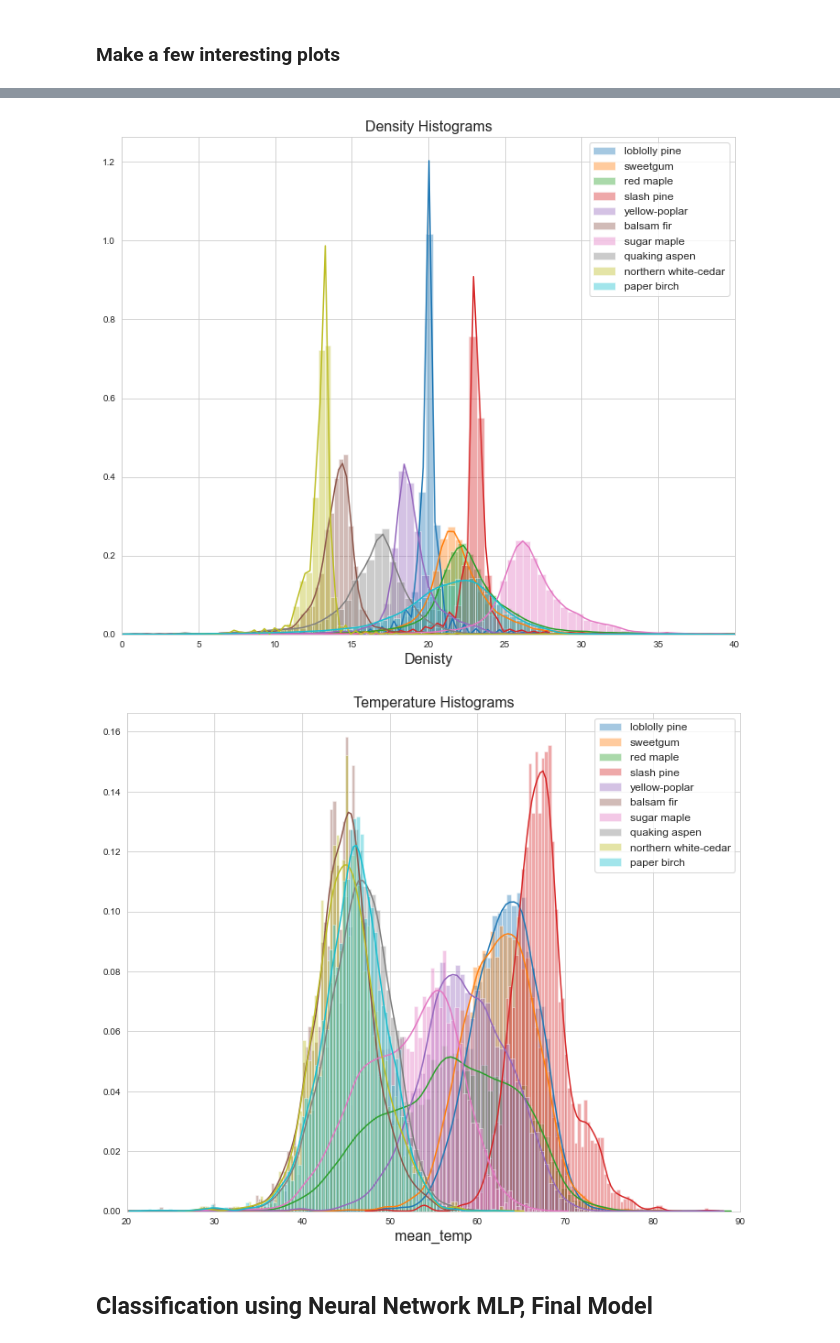
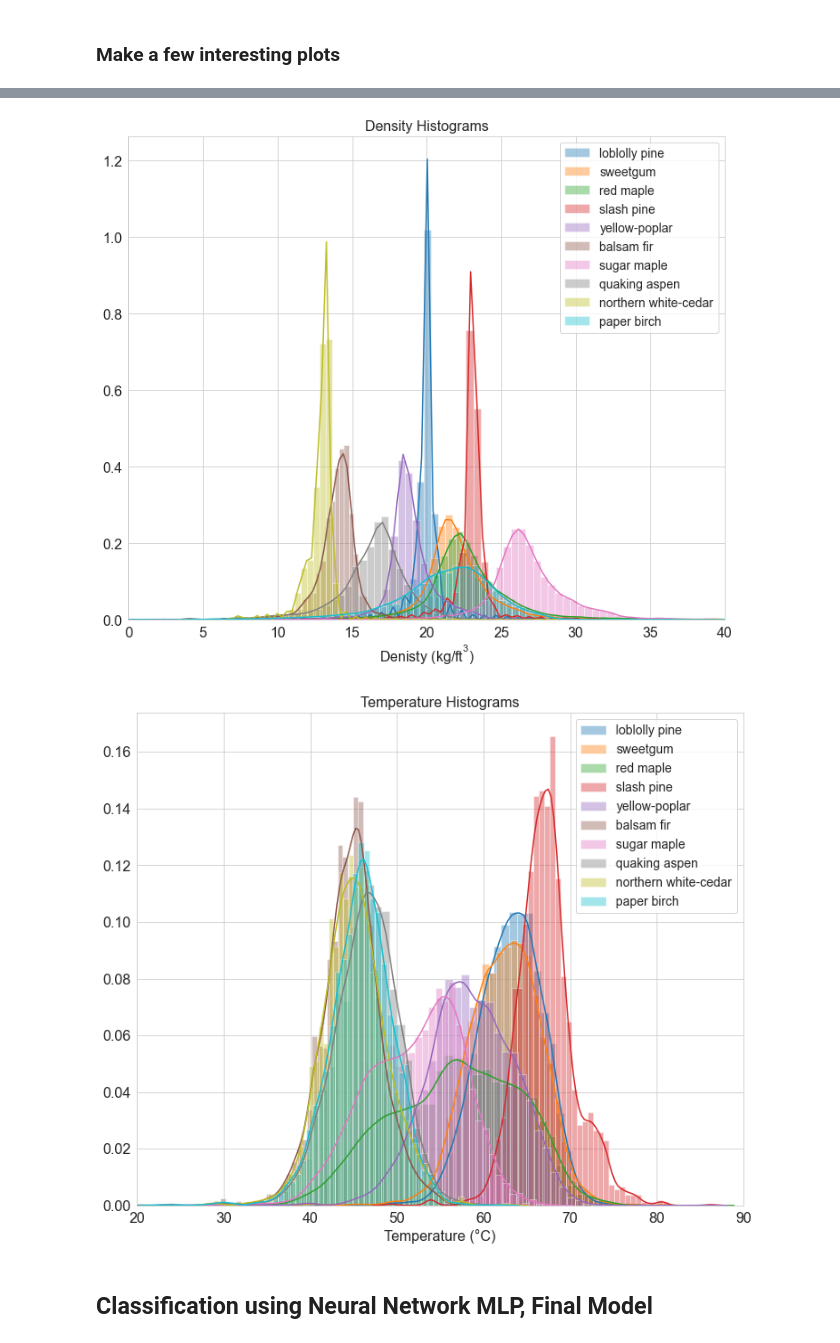
Before and after one commit to dheligman/climate, a Jupyter notebook: Classification_Modeling_KT.ipynb, the cells around one changed output, grey strips where cells are left out. Drawn from its saved outputs; the diff is of its cells as text; code cells hidden in the pictures.

```diff
--- a/Classification_Modeling_KT.ipynb
+++ b/Classification_Modeling_KT.ipynb
@@ -71,24 +78,30 @@ for i,s in enumerate(spe):
     sns.distplot(trees.loc[(trees.species == s) & (trees.Density < 50)]['Density'],
                  bins = 100,label = s)
 plt.legend(fontsize = 12)
-plt.xlabel('Denisty',fontsize = 16)
+plt.xlabel('Denisty ($\mathregular{kg/ft^3}$)',fontsize = 16)
 plt.title('Density Histograms',fontsize = 16)
 plt.xlim((0,40))
+plt.xticks(fontsize = 16)
+plt.yticks(fontsize = 16)
+plt.legend(fontsize = 14)
 plt.show()
 # %% [output]
-[figure, old version]
+[figure, new version]
 # %%
 plt.figure(figsize=(12,10))
 for i,s in enumerate(spe):
     sns.distplot(trees.loc[(trees.species == s) & (trees.Density < 50)]['mean_temp'],
-                 bins = 100,label = s)
+                 bins = 60,label = s)
 plt.legend(fontsize = 12)
-plt.xlabel('mean_temp',fontsize = 16)
+plt.xlabel(u'Temperature (\N{DEGREE SIGN}C)',fontsize = 16)
 plt.title('Temperature Histograms',fontsize = 16)
 plt.xlim((20,90))
+plt.xticks(fontsize = 16)
+plt.yticks(fontsize = 16)
+plt.legend(fontsize = 14)
 plt.show()
 # %% [output]
-[figure, old version]
+[figure, new version]
 # %% [markdown]
 ## Classification using Neural Network MLP, Final Model
 # %%
```
Also changed, not shown: parts of 3 cells of this notebook.
